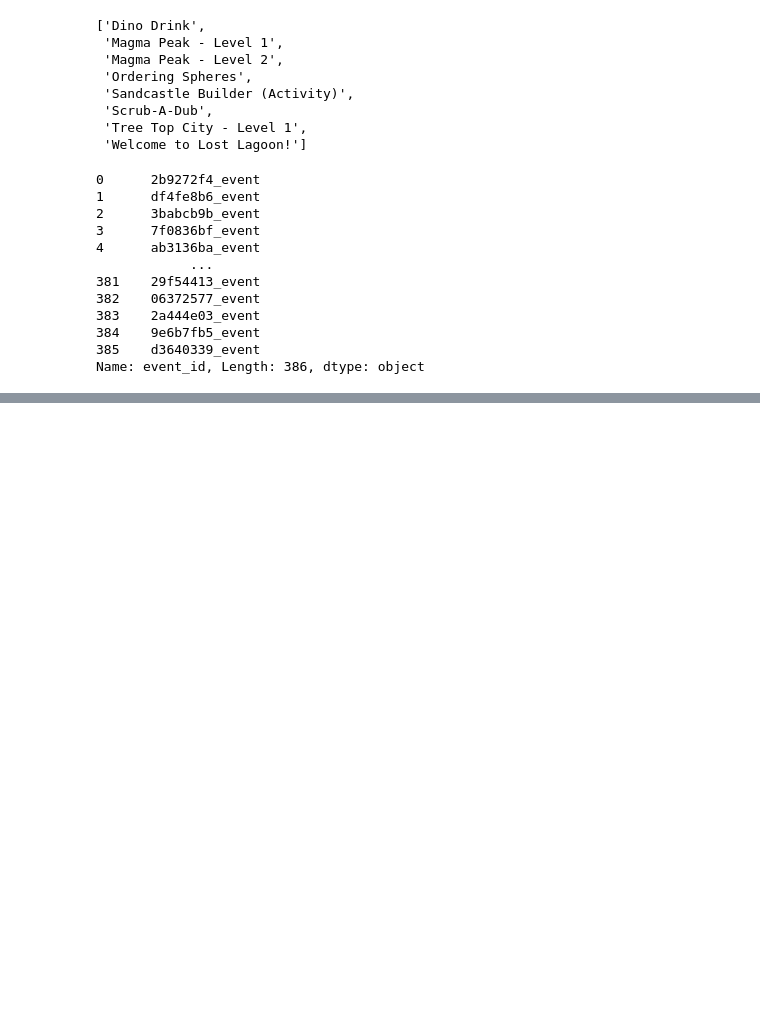
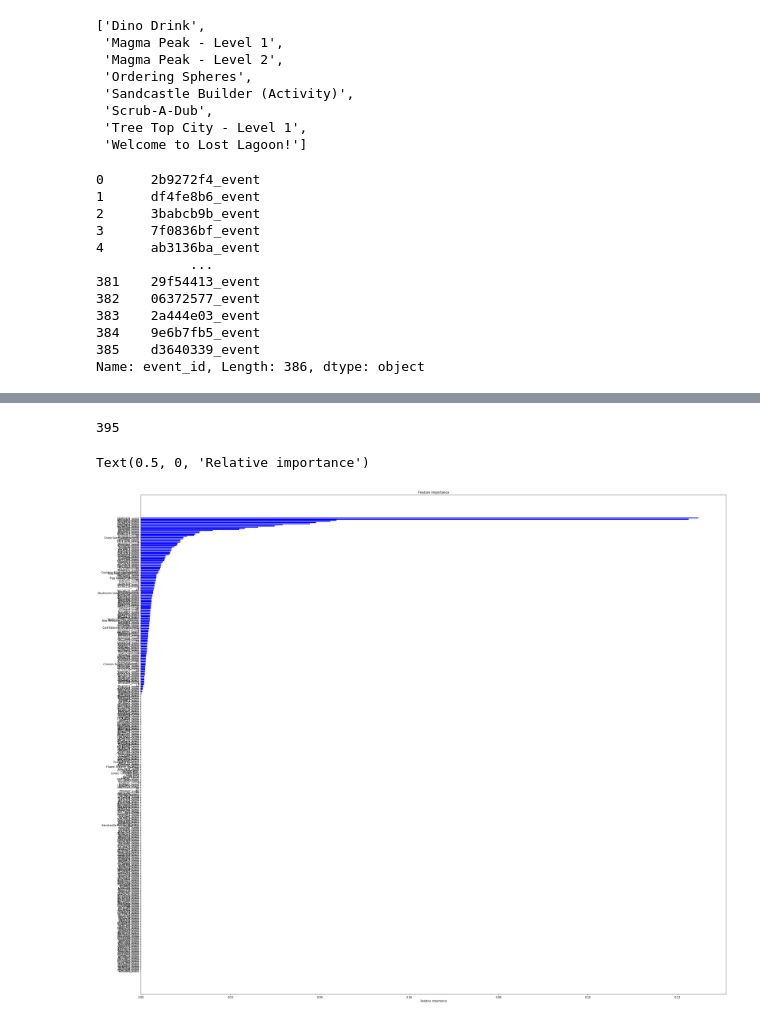
Before and after one commit to pahwa1902/LearMachineLearning, a Jupyter notebook: PbsKids.ipynb, the cells around one changed output, grey strips where cells are left out. Drawn from its saved outputs; the diff is of its cells as text; code cells hidden in the pictures; blank space fills up the shorter version.

```diff
--- a/PbsKids.ipynb
+++ b/PbsKids.ipynb
@@ -468,0 +459,3 @@ data_labels
+# %%
+booster = xgb.XGBRegressor()
+booster.fit(features_df_clone_train.values,data_labels_train)
@@ -468,0 +482,4 @@ data_labels
+# %%
+feature_importance = booster.feature_importances_
+# %%
+columns_new = features_df_clone.columns
@@ -468,0 +488,14 @@ data_labels
+# %%
+indices = np.argsort(feature_importance)
+len(indices)
+# %% [output]
+395
+# %%
+plt.figure(figsize=(40,35))
+plt.title("Feature importance")
+plt.barh(range(len(indices)), feature_importance[indices], color='b', align='center')
+plt.yticks(range(len(indices)),[columns_new[i] for i in indices])
+plt.xlabel("Relative importance")
+# %% [output]
+Text(0.5, 0, 'Relative importance')
+[figure, added]
```
Also changed, not shown: parts of 29 cells of this notebook.
